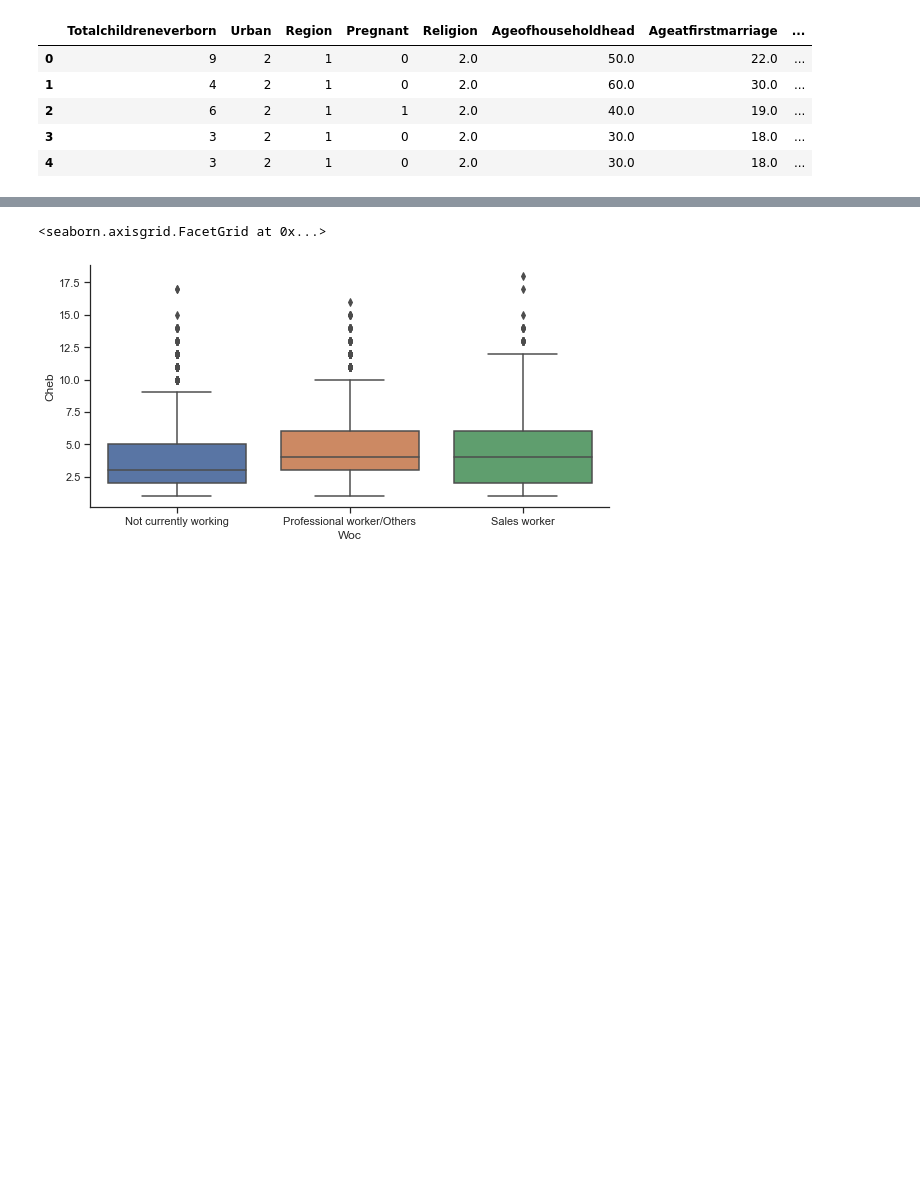
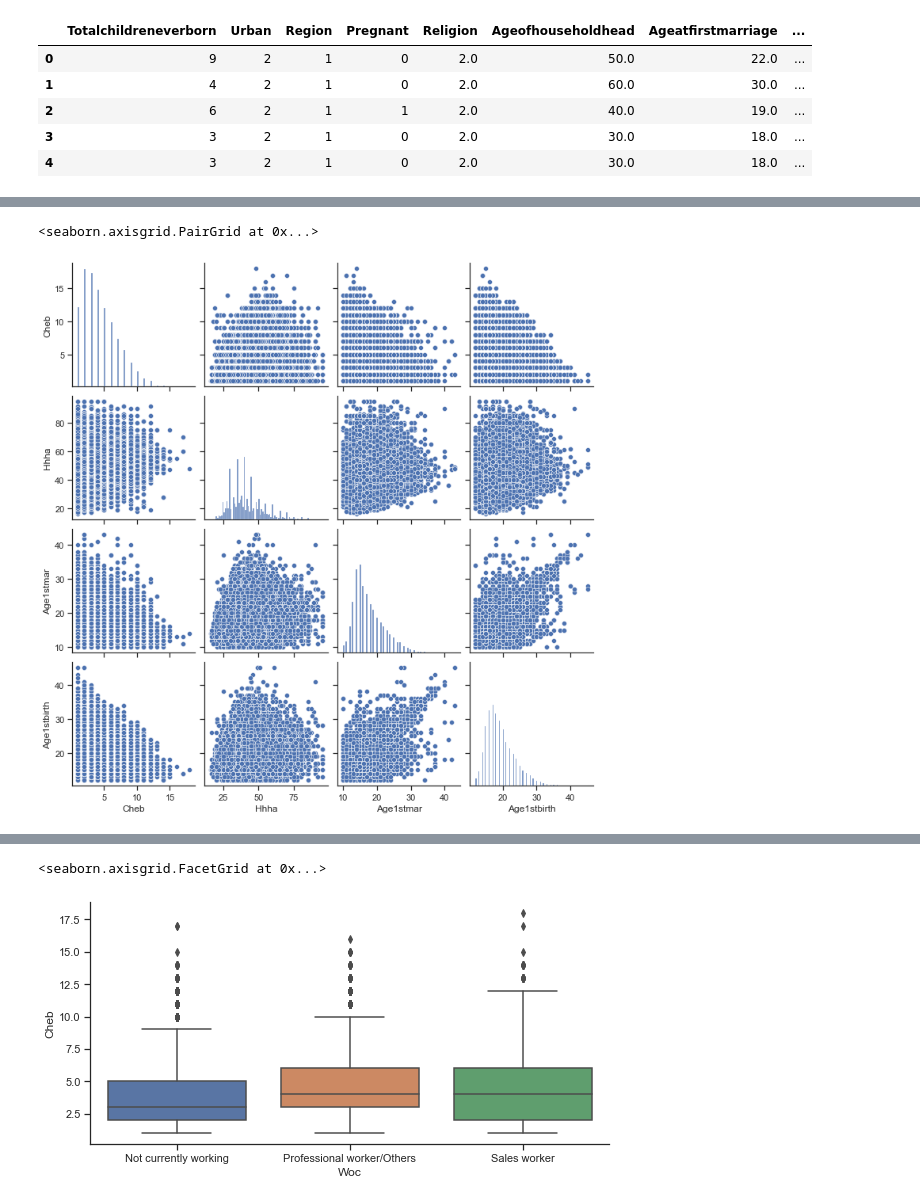
Before and after one commit to thanhcong1321/Project_GLM, a Jupyter notebook: Project_glm/Modeling.ipynb, the cells around one changed output, grey strips where cells are left out. Saved outputs shown, nothing was run; the diff lists cells and outputs as text; code cells hidden in the pictures; blank space fills up the shorter version.

```diff
--- a/Project_glm/Modeling.ipynb
+++ b/Project_glm/Modeling.ipynb
@@ -7,5 +19,6 @@ sns.set_theme(style="ticks", color_codes=True)
 # %%
 df = pd.read_excel("data/1-s2.0-S2352340921003619-mmc1.xlsx", index_col=None)
+df.drop("PERWEIGHT", axis=1, inplace=True)
 df.head(5)
 # %% [output]
 |  | Totalchildreneverborn | Urban | Region | Pregnant | Religion | Ageofhouseholdhead | Ageatfirstmarriage | ... |
@@ -15,11 +28,12 @@ df.head(5)
 | 3 | 3 | 2 | 1 | 0 | 2.0 | 30.0 | 18.0 | ... |
 | 4 | 3 | 2 | 1 | 0 | 2.0 | 30.0 | 18.0 | ... |
 # %%
+# Rút ngắn tên các cột để dễ sử dụng
 df.rename(columns={"Totalchildreneverborn":"Cheb",
                    "Ageofhouseholdhead":"Hhha","Ageatfirstmarriage":"Age1stmar",
                    "Pregnancyterminated":"Pregterm","Ageatfirstbirth":"Age1stbirth",
                    "Currentlyworking":"Curwor","Womanoccupation":"Woc",
-                   "Fertilitypreferences":"Fp", "PERWEIGHT":"Perweight"}, inplace=True)
+                   "Fertilitypreferences":"Fp"}, inplace=True)
 # %%
 df.info()
 # %% [output]
@@ -92,0 +128,5 @@ Text(0, 0.5, 'Frequency')
+# %%
+sns.pairplot(df)
+# %% [output]
+<seaborn.axisgrid.PairGrid at 0x...>
+[figure, added]
```
Also changed, not shown: parts of 26 cells of this notebook.
